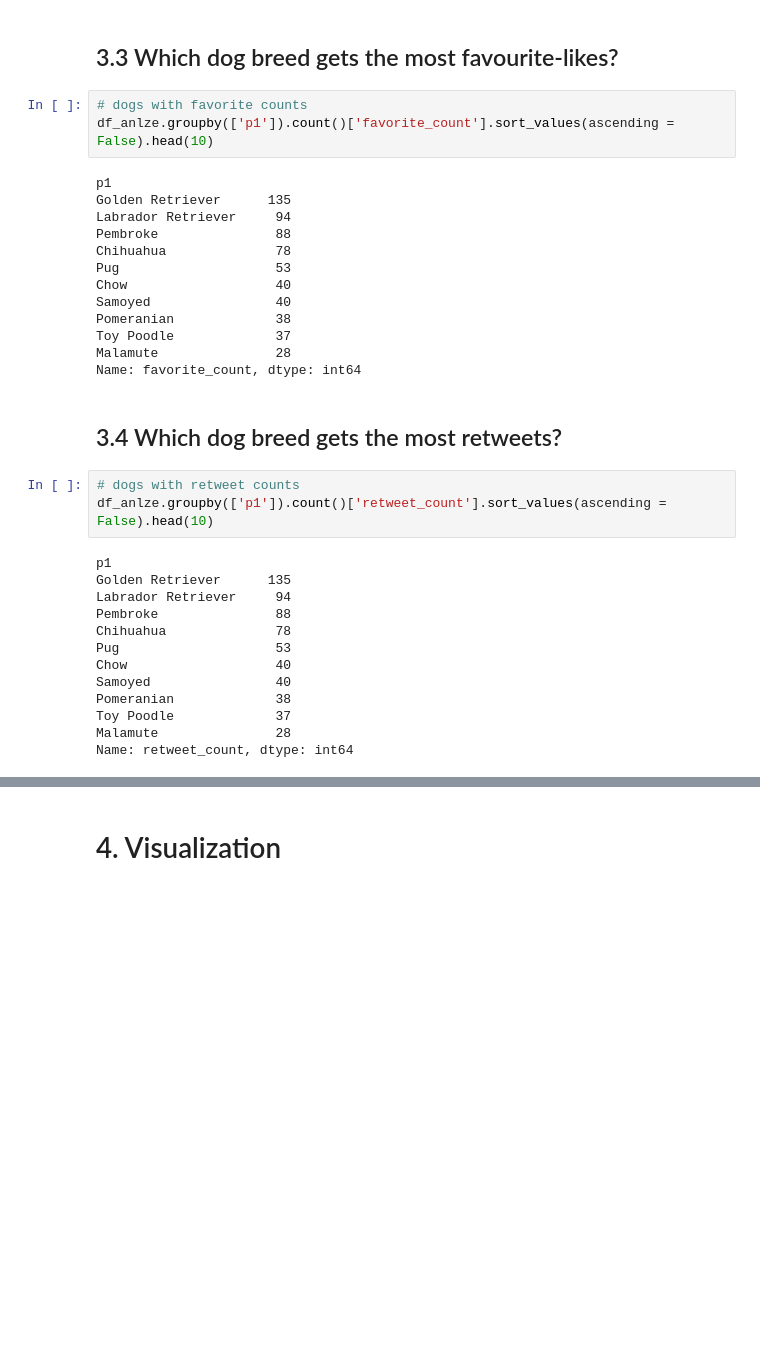
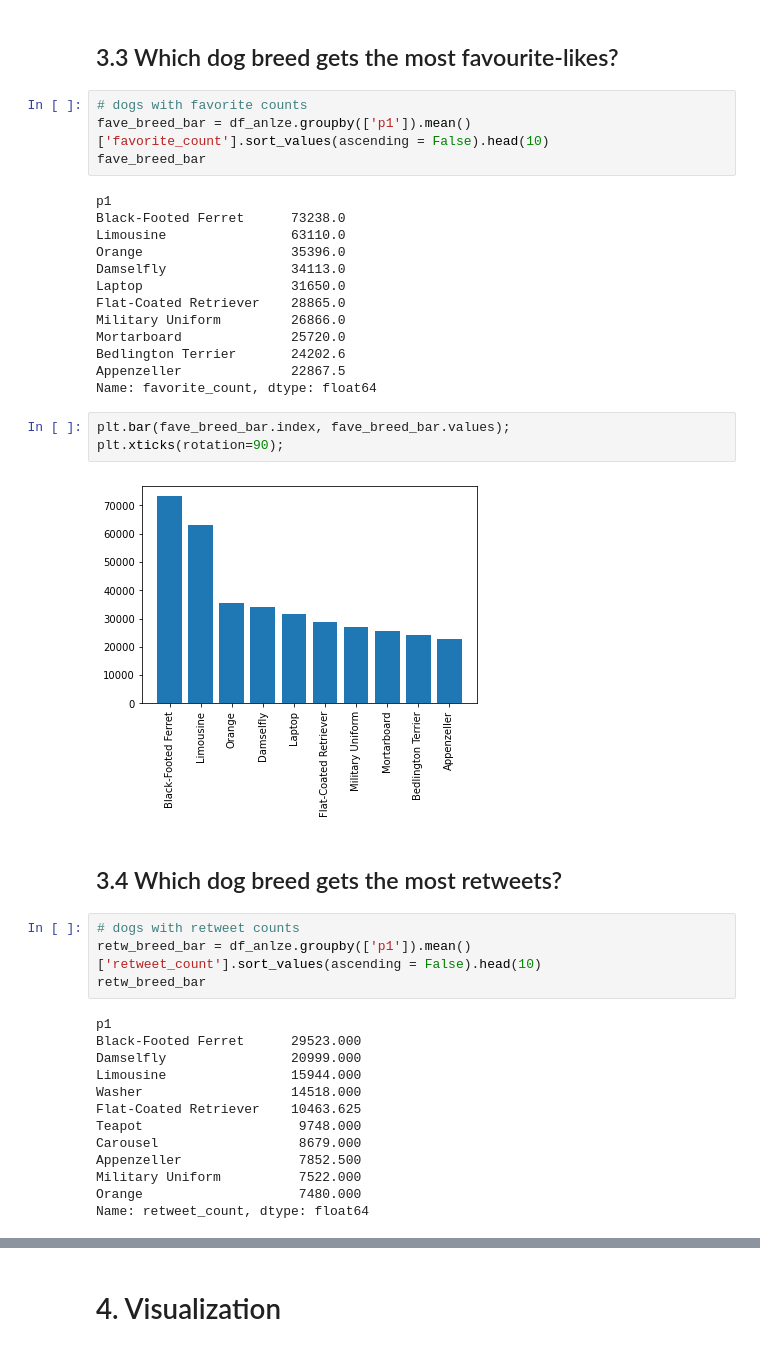
Before and after one commit to KarinWiberg/uc_dataanalyst_project_dogs_of_twitter, a Jupyter notebook: wrangle_act.ipynb, the cells around one changed output, grey strips where cells are left out. Drawn from its saved outputs; the diff is of its cells as text; blank space fills up the shorter version.

```diff
--- a/wrangle_act.ipynb
+++ b/wrangle_act.ipynb
@@ -1435,35 +1488,42 @@ memory usage: 1.3+ MB
 ## 3.3 Which dog breed gets the most favourite-likes?
 # %%
 # dogs with favorite counts
-df_anlze.groupby(['p1']).count()['favorite_count'].sort_values(ascending = False).head(10)
+fave_breed_bar = df_anlze.groupby(['p1']).mean()['favorite_count'].sort_values(ascending = False).head(10)
+fave_breed_bar
 # %% [output]
 p1
-Golden Retriever      135
-Labrador Retriever     94
-Pembroke               88
-Chihuahua              78
-Pug                    53
-Chow                   40
-Samoyed                40
-Pomeranian             38
-Toy Poodle             37
-Malamute               28
-Name: favorite_count, dtype: int64
+Black-Footed Ferret      73238.0
+Limousine                63110.0
+Orange                   35396.0
+Damselfly                34113.0
+Laptop                   31650.0
+Flat-Coated Retriever    28865.0
+Military Uniform         26866.0
+Mortarboard              25720.0
+Bedlington Terrier       24202.6
+Appenzeller              22867.5
+Name: favorite_count, dtype: float64
+# %%
+plt.bar(fave_breed_bar.index, fave_breed_bar.values);
+plt.xticks(rotation=90);
+# %% [output]
+[figure, added]
 # %% [markdown]
 ## 3.4 Which dog breed gets the most retweets?
 # %%
 # dogs with retweet counts
-df_anlze.groupby(['p1']).count()['retweet_count'].sort_values(ascending = False).head(10)
+retw_breed_bar = df_anlze.groupby(['p1']).mean()['retweet_count'].sort_values(ascending = False).head(10)
+retw_breed_bar
 # %% [output]
 p1
-Golden Retriever      135
-Labrador Retriever     94
-Pembroke               88
-Chihuahua              78
-Pug                    53
-Chow                   40
-Samoyed                40
-Pomeranian             38
-Toy Poodle             37
-Malamute               28
-Name: retweet_count, dtype: int64
+Black-Footed Ferret      29523.000
+Damselfly                20999.000
+Limousine                15944.000
+Washer                   14518.000
+Flat-Coated Retriever    10463.625
+Teapot                    9748.000
+Carousel                  8679.000
+Appenzeller               7852.500
+Military Uniform          7522.000
+Orange                    7480.000
+Name: retweet_count, dtype: float64
```
Also changed, not shown: parts of 29 cells of this notebook.
